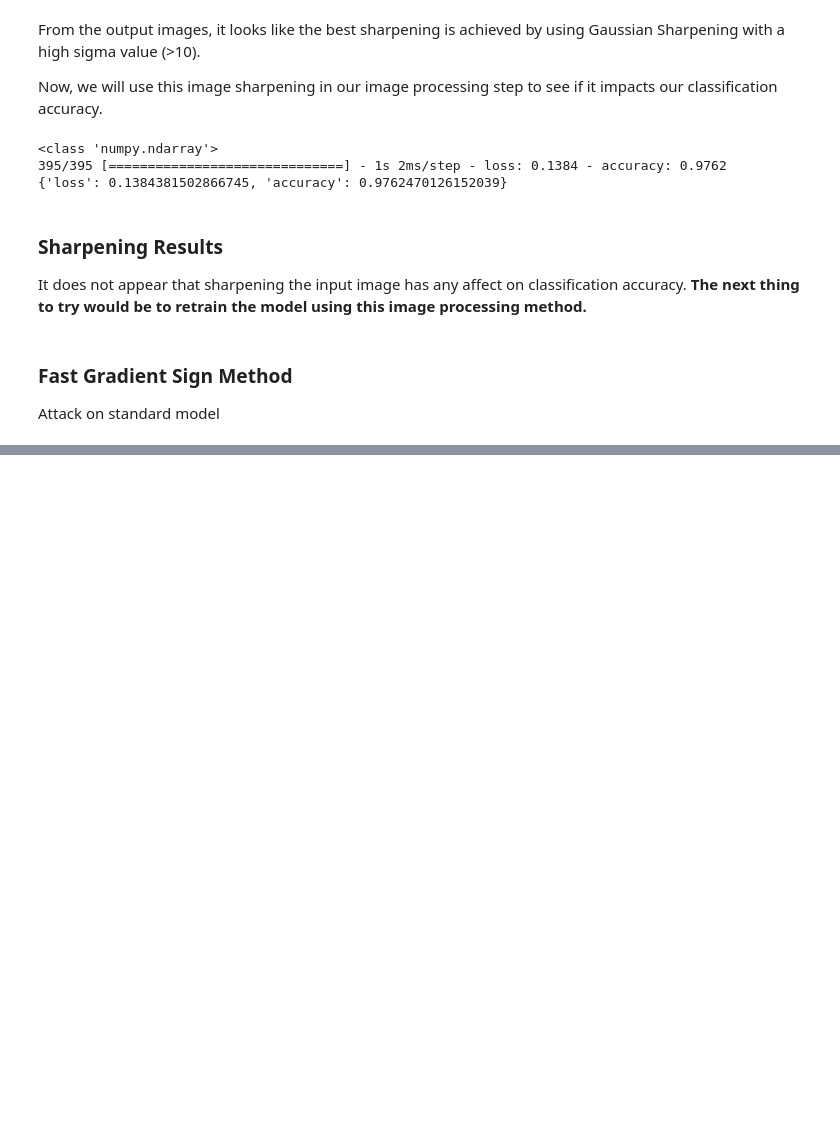
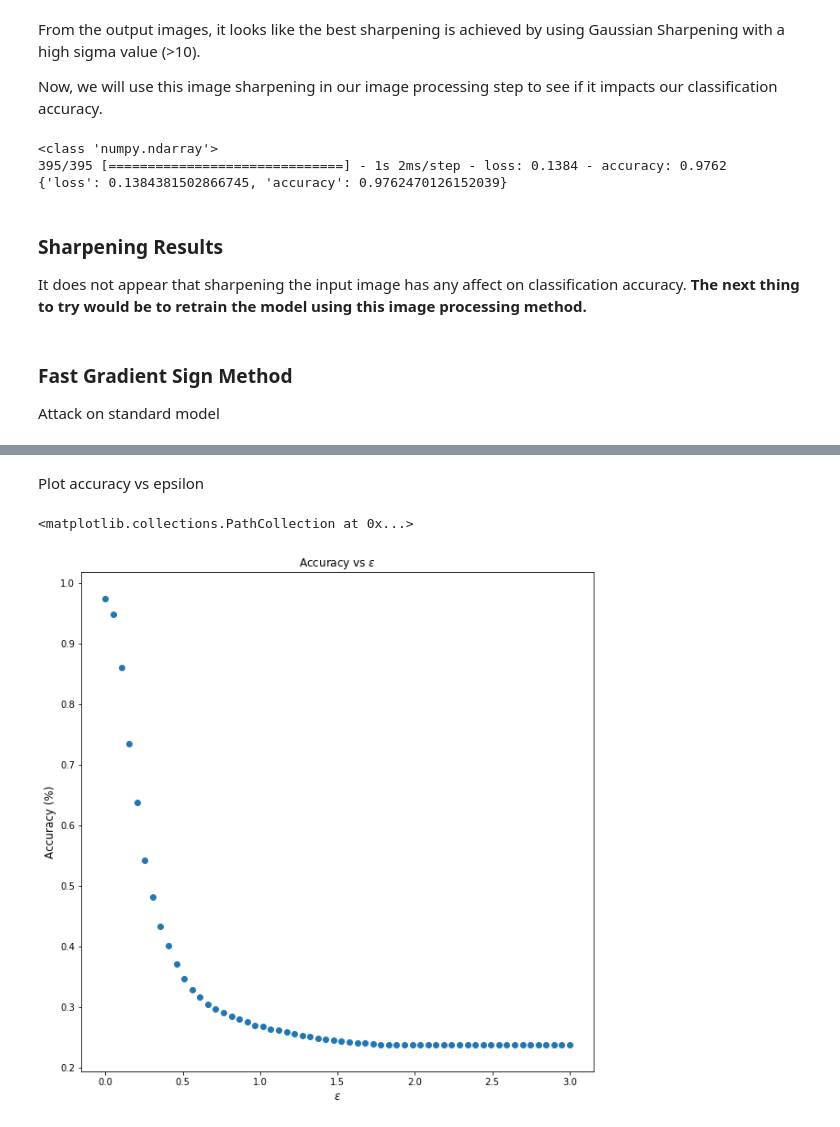
Before and after one commit to derekjohnsonva/GTSRB_ML_Exploration, a Jupyter notebook: exploration.ipynb, the cells around one changed output, grey strips where cells are left out. Saved outputs shown, nothing was run; the diff lists cells and outputs as text; code cells hidden in the pictures; blank space fills up the shorter version.

```diff
--- a/exploration.ipynb
+++ b/exploration.ipynb
@@ -691,0 +831,32 @@ Clipping input data to the valid range for imshow with RGB data ([0..1] for floa
+# %%
+with tf.device('/CPU:0'):
+    num = len(real_test_images)#5000
+    data = convert_types(real_test_images)
+#     print(type(real_test_images[image_index]))
+#     print(type(data[image_index]))
+#     eps = np.linspace(0,4,20)
+    eps = np.linspace(0,3,60)
+    attacks_2 = []
+    attacked_2 = []
+    results_2 = []
+    results_3 = []
+
+    for i, ep in enumerate(eps):
+        test_fgsms_2 = fast_gradient_method(model, data, ep, np.inf)
+        test_fgsms_2 = convert_image(test_fgsms_2)
+
+        attacks_2.append((cv.resize(real_test_images[image_index],(32,32))-test_fgsms_2[image_index]).astype(int))
+        attacked_2.append((test_fgsms_2[image_index]).astype(int))
+
+    #     print(type(test_fgsms))
+    #     print(np.shape(test_fgsms[image_index]))
+    #     print(np.shape(real_test_images[image_index]))
+    #     print(cv.resize(real_test_images[image_index],(32,32))-test_fgsms[image_index])
+
+
+        result_fgsm = run_model_on_data(model_2, test_fgsms_2, real_test_labels)
+        results_3.append(result_fgsm)
+#         print(result_fgsm)
+
+    #     print(cv.resize(real_test_images[image_index],(32,32)))
+    #     print(test_fgsms[im_num])
@@ -691,0 +929,14 @@ Clipping input data to the valid range for imshow with RGB data ([0..1] for floa
+# %% [markdown]
+Plot accuracy vs epsilon
+# %%
+plt.figure(figsize=(10,10))
+plt.title('Accuracy vs $\epsilon$', size='large')
+plt.ylabel('Accuracy (%)', size='large')
+plt.xlabel('$\epsilon$', size='large')
+accuracy_2 = []
+for dic in results_3:
+    accuracy_2.append(dic['accuracy'])
+plt.scatter(eps,accuracy_2)
+# %% [output]
+<matplotlib.collections.PathCollection at 0x...>
+[figure, added]
```
Also changed, not shown: parts of 16 cells of this notebook.
